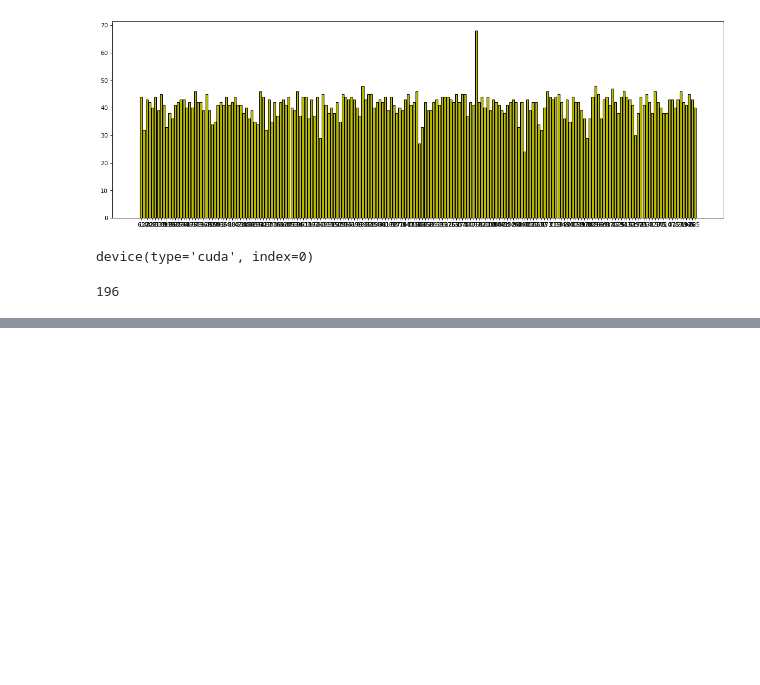
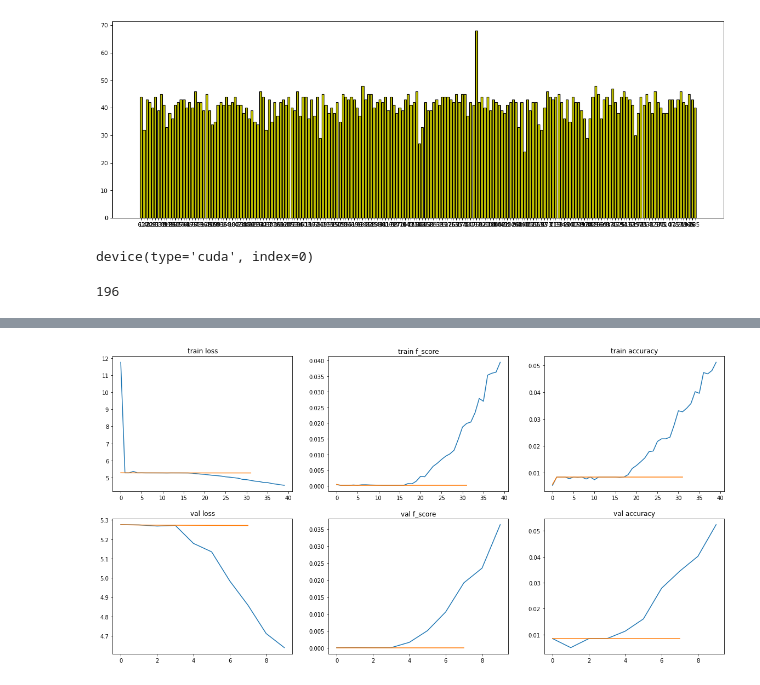
Before and after one commit to proshian/DNN_course, a Jupyter notebook: lab1/pytorch_implementations/resnet-adam-vs-adabound.ipynb, the cells around one changed output, grey strips where cells are left out. Cells and saved outputs as stored; diff of their text form; code cells hidden in the pictures; blank space fills up the shorter version.

```diff
--- a/lab1/pytorch_implementations/resnet-adam-vs-adabound.ipynb
+++ b/lab1/pytorch_implementations/resnet-adam-vs-adabound.ipynb
@@ -588,0 +469,24 @@ val loss: 4.8695, f_score: 0.1680, accuracy: 0.16913319238900634
+# %%
+my_resnet101 = resnet101(n_classes, 1).to(device)
+weights_path = './my_resnet101_initialization.h5'
+#torch.save(my_resnet101.state_dict(), './my_resnet101_initialization.h5')
+my_resnet101.load_state_dict(torch.load(weights_path))
+
+adam_my_resnet = torch.optim.Adam(my_resnet101.parameters(), lr = 0.002)
+
+my_resnet_history_Adam = {
+    "train": {
+        "loss": [],
+        "f_score": [],
+        "accuracy": [],
+    },
+    "val": {
+        "loss": [],
+        "f_score": [],
+        "accuracy": [],
+    }
+}
+
+experiment_name = "my_torch_resnet_adam"
+# %%
+train_and_val(my_resnet101, adam_my_resnet, my_resnet_history_Adam, experiment_name, n_train_epoches_in_iter = 4, n_iters = 10)
@@ -588,0 +536,17 @@ val loss: 4.8695, f_score: 0.1680, accuracy: 0.16913319238900634
+# %%
+with open(f'{experiment_name}_history.pickle', 'wb') as f:
+    pickle.dump(my_resnet_history_Adam, f)
+
+with open(f'{experiment_name}_history.pickle', 'rb') as f:
+    my_resnet_history_Adam = pickle.load(f)
+
+adam_optimizer_state_path = "./adam_optimizer_state_my_resnet_101_40_epochs.h5"
+torch.save(adam_my_resnet.state_dict(), adam_optimizer_state_path)
+# %%
+experiment_name = "my_torch_resnet_adam"
+with open(f'{experiment_name}_history.pickle', 'rb') as f:
+    my_resnet_history_Adam = pickle.load(f)
+# %%
+plot_history(my_resnet_history_Adam, my_resnet_history_AdaBound)
+# %% [output]
+[figure, added]
```
Also changed, not shown: parts of 46 cells of this notebook, 5 other files.
